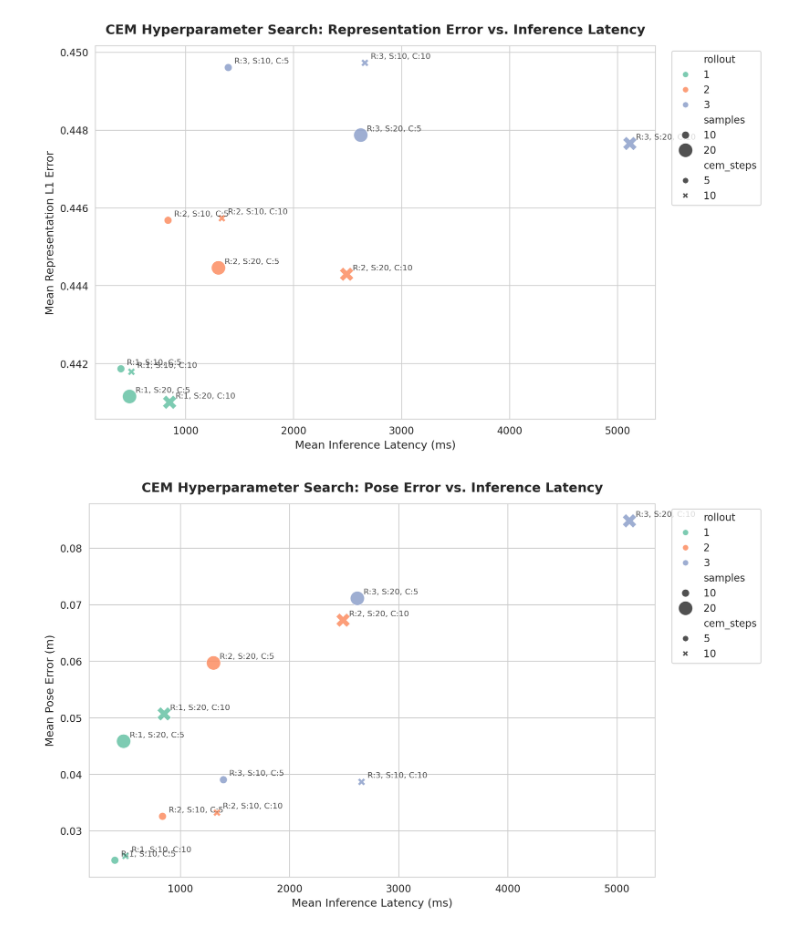
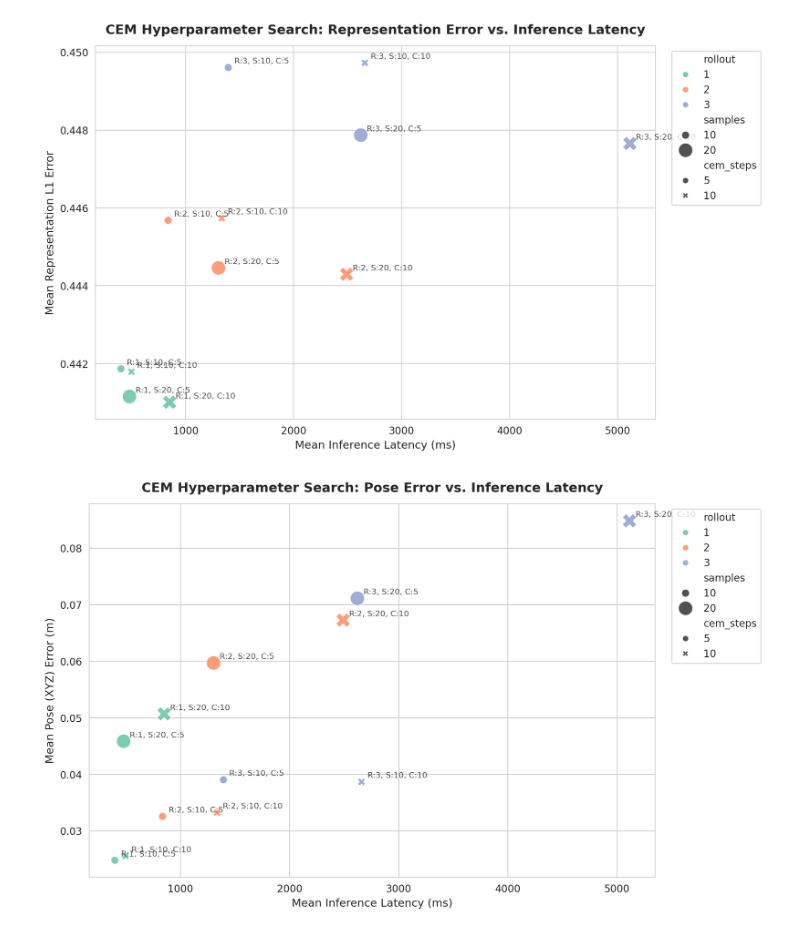
Before and after one commit to csu-signal/vjepa2, a Jupyter notebook: notebooks/ultrasound_probe_guidance/exploring_cem.ipynb, the cells around one changed output. Drawn from its saved outputs; the diff is of its cells as text; code cells hidden in the pictures.

```diff
--- a/notebooks/ultrasound_probe_guidance/exploring_cem.ipynb
+++ b/notebooks/ultrasound_probe_guidance/exploring_cem.ipynb
@@ -151,32 +151,32 @@ with sns.axes_style("whitegrid"):
         sizes=(60, 200),
         palette="Set2",
         alpha=0.85,
         ax=ax,
     )
 
     # Annotate points with parameter tags
     for _, row in df_results.iterrows():
         label = f"R:{int(row['rollout'])}, S:{int(row['samples'])}, C:{int(row['cem_steps'])}"
         ax.annotate(
             label,
             (row["mean_inference_latency_ms"], row["mean_pose_error_m"]),
             xytext=(6, 4),
             textcoords="offset points",
             fontsize=8,
             alpha=0.8,
         )
 
     ax.set_title(
         "CEM Hyperparameter Search: Pose Error vs. Inference Latency",
         fontsize=13,
         pad=12,
         weight="bold",
     )
     ax.set_xlabel("Mean Inference Latency (ms)", fontsize=11)
-    ax.set_ylabel("Mean Pose Error (m)", fontsize=11)
+    ax.set_ylabel("Mean Pose (XYZ) Error (m)", fontsize=11)
 
     sns.move_legend(ax, "upper left", bbox_to_anchor=(1.02, 1))
 
     plt.show()
 # %% [output]
-[figure, old version]
+[figure, new version]
```
Also changed, not shown: 6 other files.
